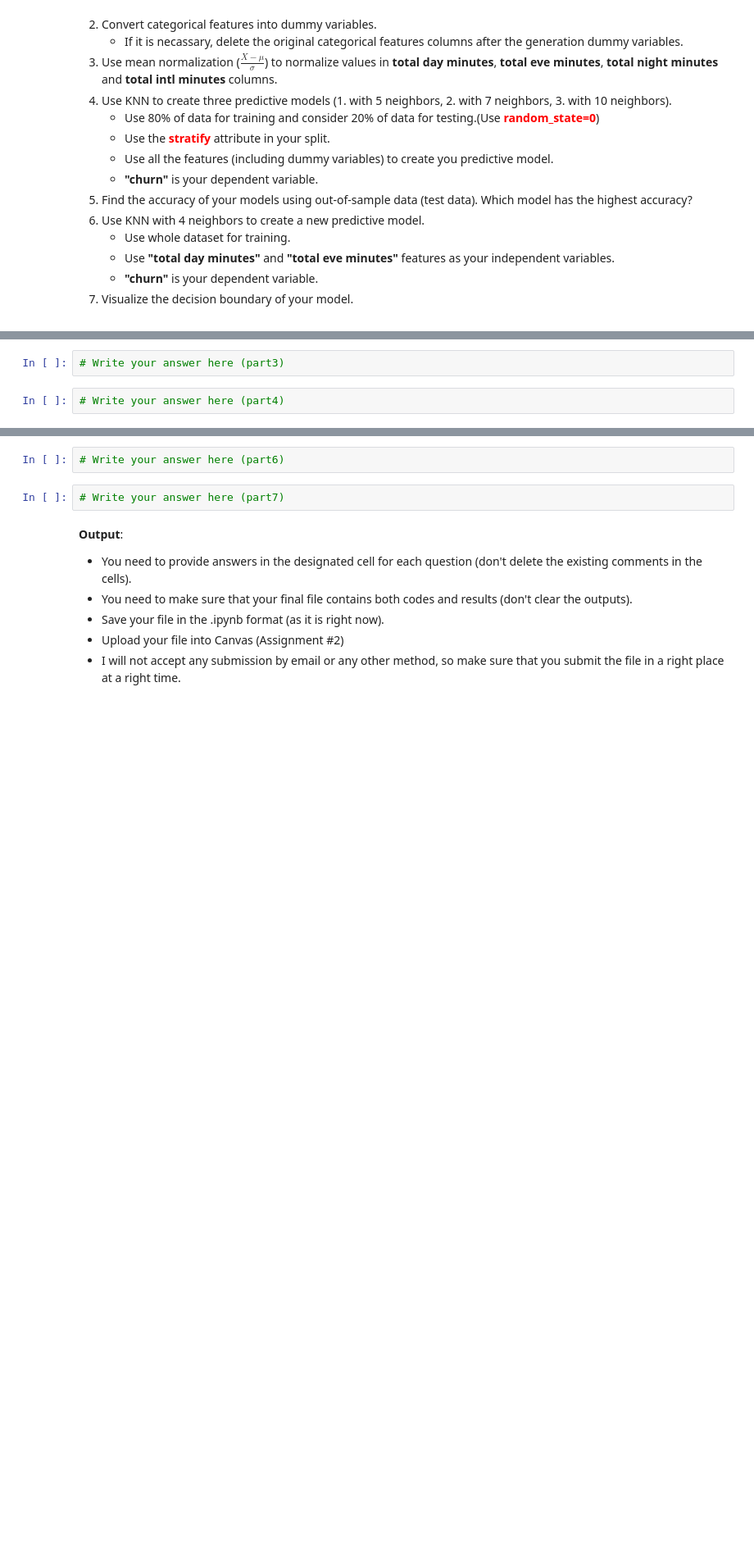
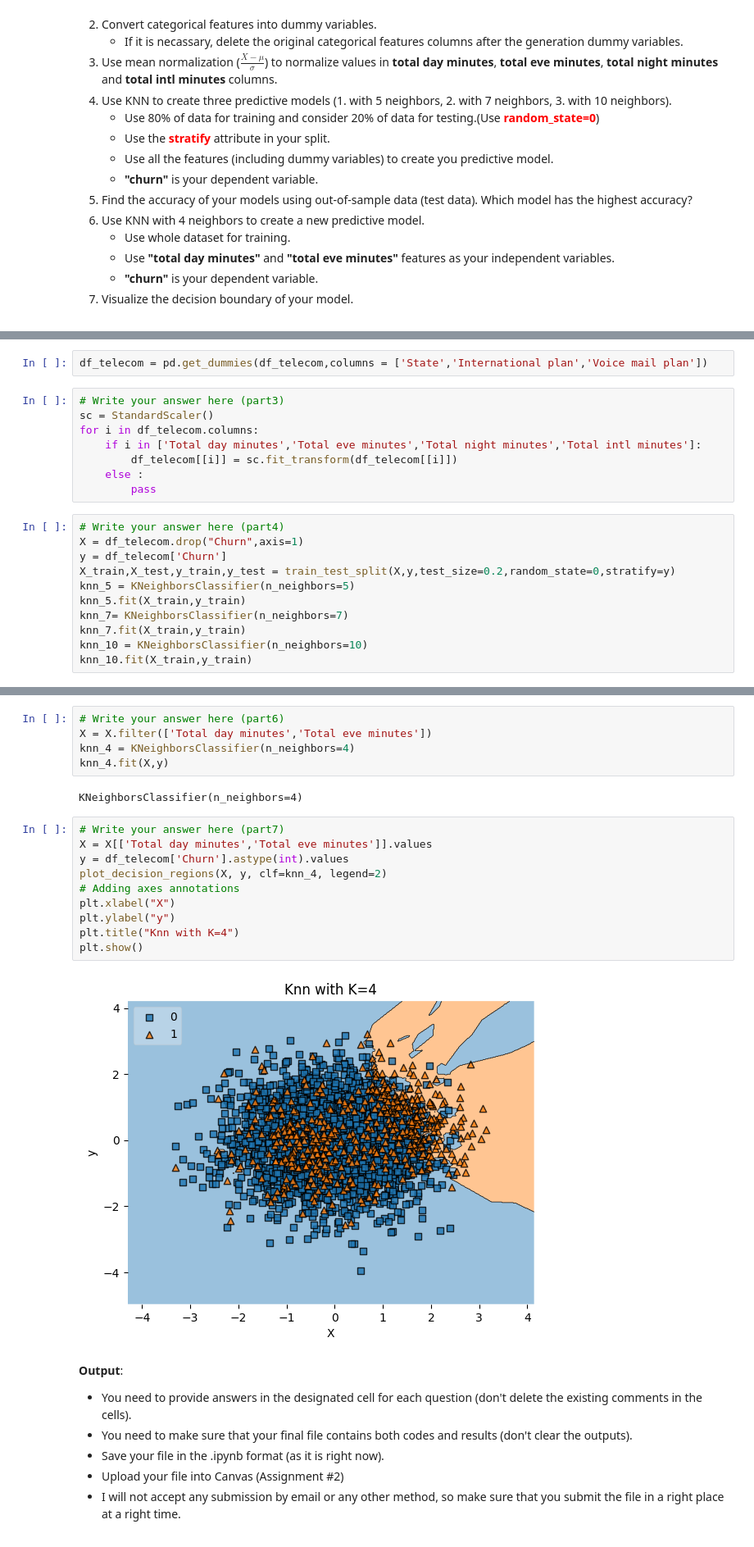
Before and after one commit to Sachin-Sarathe/ABI-Assignment, a Jupyter notebook: vineeth/Assignment#2.ipynb, the cells around one changed output, grey strips where cells are left out. Shown at 82% size. Drawn from its saved outputs; the diff is of its cells as text; blank space fills up the shorter version.

```diff
--- a/vineeth/Assignment#2.ipynb
+++ b/vineeth/Assignment#2.ipynb
@@ -520,4 +587,21 @@ You need to cluster the images using K-Means algorithm
+# %%
+df_telecom = pd.get_dummies(df_telecom,columns = ['State','International plan','Voice mail plan'])
 # %%
 # Write your answer here (part3)
+sc = StandardScaler()
+for i in df_telecom.columns:
+    if i in ['Total day minutes','Total eve minutes','Total night minutes','Total intl minutes']:
+        df_telecom[[i]] = sc.fit_transform(df_telecom[[i]])
+    else :
+        pass
 # %%
 # Write your answer here (part4)
+X = df_telecom.drop("Churn",axis=1)
+y = df_telecom['Churn']
+X_train,X_test,y_train,y_test = train_test_split(X,y,test_size=0.2,random_state=0,stratify=y)
+knn_5 = KNeighborsClassifier(n_neighbors=5)
+knn_5.fit(X_train,y_train)
+knn_7= KNeighborsClassifier(n_neighbors=7)
+knn_7.fit(X_train,y_train)
+knn_10 = KNeighborsClassifier(n_neighbors=10)
+knn_10.fit(X_train,y_train)
@@ -526,7 +630,22 @@ You need to cluster the images using K-Means algorithm
 # %%
 # Write your answer here (part6)
+X = X.filter(['Total day minutes','Total eve minutes'])
+knn_4 = KNeighborsClassifier(n_neighbors=4)
+knn_4.fit(X,y)
+# %% [output]
+KNeighborsClassifier(n_neighbors=4)
 # %%
 # Write your answer here (part7)
+X = X[['Total day minutes','Total eve minutes']].values
+y = df_telecom['Churn'].astype(int).values
+plot_decision_regions(X, y, clf=knn_4, legend=2)
+# Adding axes annotations
+plt.xlabel("X")
+plt.ylabel("y")
+plt.title("Knn with K=4")
+plt.show()
+# %% [output]
+[figure, added]
 # %% [markdown]
 <p><b>Output</b>:
     <ul>
```
Also changed, not shown: parts of 23 cells of this notebook.
